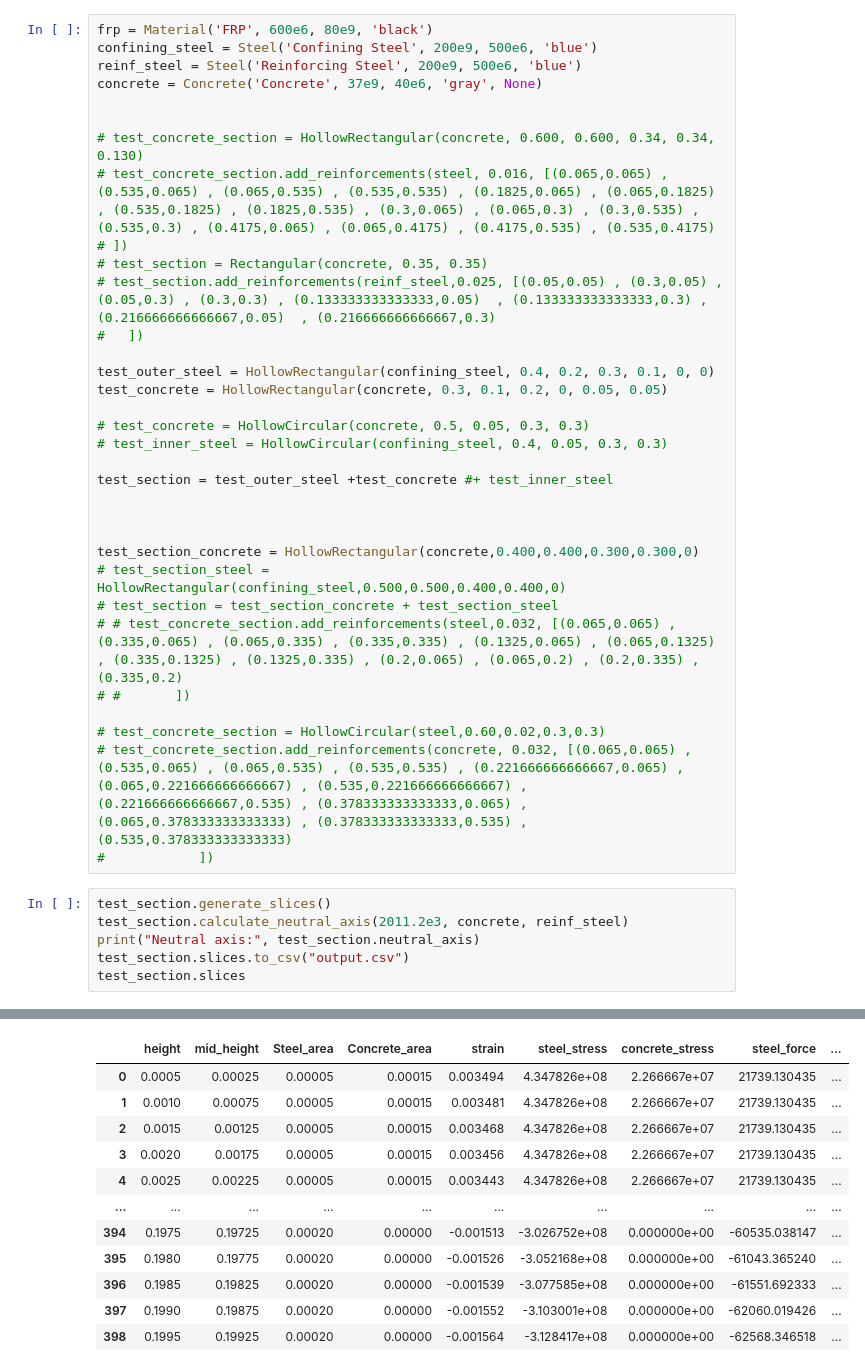
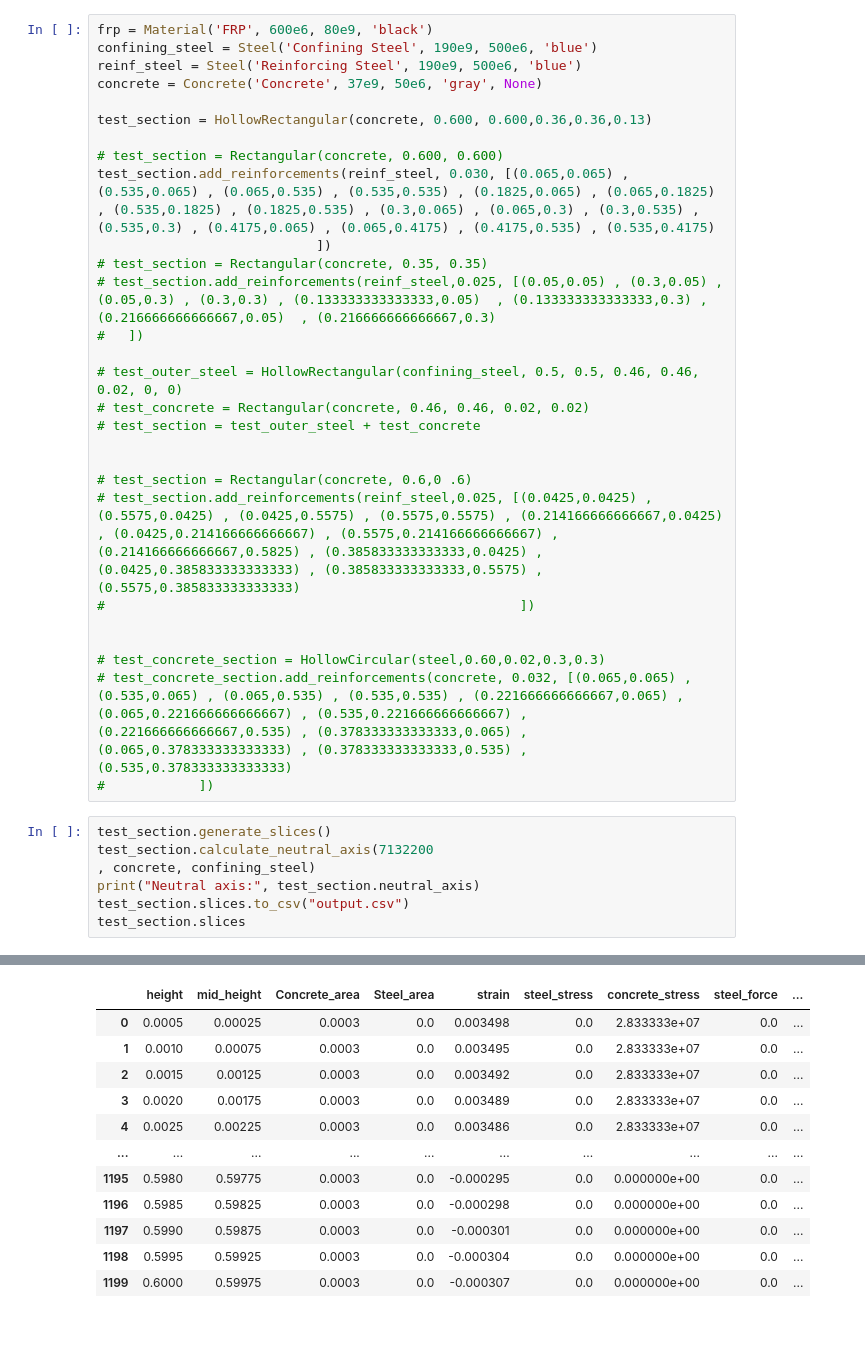
Before and after one commit to AntigoniChatzidaki/Thesis-Section-Analysis, a Jupyter notebook: Section_Analysis.ipynb, the cells around one changed output, grey strips where cells are left out. Saved outputs shown, nothing was run; the diff lists cells and outputs as text; blank space fills up the shorter version.

```diff
--- a/Section_Analysis.ipynb
+++ b/Section_Analysis.ipynb
@@ -10,40 +10,36 @@ from Materials import Material, Concrete, Steel
 from Sections import Rectangular, Section, HollowRectangular, HollowCircular
 # %%
 frp = Material('FRP', 600e6, 80e9, 'black')
-confining_steel = Steel('Confining Steel', 200e9, 500e6, 'blue')
-reinf_steel = Steel('Reinforcing Steel', 200e9, 500e6, 'blue')
-concrete = Concrete('Concrete', 37e9, 40e6, 'gray', None)
+confining_steel = Steel('Confining Steel', 190e9, 500e6, 'blue')
+reinf_steel = Steel('Reinforcing Steel', 190e9, 500e6, 'blue')
+concrete = Concrete('Concrete', 37e9, 50e6, 'gray', None)
 
+test_section = HollowRectangular(concrete, 0.600, 0.600,0.36,0.36,0.13)
 
-# test_concrete_section = HollowRectangular(concrete, 0.600, 0.600, 0.34, 0.34, 0.130)
-# test_concrete_section.add_reinforcements(steel, 0.016, [(0.065,0.065) , (0.535,0.065) , (0.065,0.535) , (0.535,0.535) , (0.1825,0.065) , (0.065,0.1825) , (0.535,0.1825) , (0.1825,0.535) , (0.3,0.065) , (0.065,0.3) , (0.3,0.535) , (0.535,0.3) , (0.4175,0.065) , (0.065,0.4175) , (0.4175,0.535) , (0.535,0.4175)
-# ])
+# test_section = Rectangular(concrete, 0.600, 0.600)
+test_section.add_reinforcements(reinf_steel, 0.030, [(0.065,0.065) , (0.535,0.065) , (0.065,0.535) , (0.535,0.535) , (0.1825,0.065) , (0.065,0.1825) , (0.535,0.1825) , (0.1825,0.535) , (0.3,0.065) , (0.065,0.3) , (0.3,0.535) , (0.535,0.3) , (0.4175,0.065) , (0.065,0.4175) , (0.4175,0.535) , (0.535,0.4175)
+                            ])
 # test_section = Rectangular(concrete, 0.35, 0.35)
 # test_section.add_reinforcements(reinf_steel,0.025, [(0.05,0.05) , (0.3,0.05) , (0.05,0.3) , (0.3,0.3) , (0.133333333333333,0.05)  , (0.133333333333333,0.3) , (0.216666666666667,0.05)  , (0.216666666666667,0.3)
 #   ])
 
-test_outer_steel = HollowRectangular(confining_steel, 0.4, 0.2, 0.3, 0.1, 0, 0)
-test_concrete = HollowRectangular(concrete, 0.3, 0.1, 0.2, 0, 0.05, 0.05)
-
-# test_concrete = HollowCircular(concrete, 0.5, 0.05, 0.3, 0.3)
-# test_inner_steel = HollowCircular(confining_steel, 0.4, 0.05, 0.3, 0.3)
-
-test_section = test_outer_steel +test_concrete #+ test_inner_steel
+# test_outer_steel = HollowRectangular(confining_steel, 0.5, 0.5, 0.46, 0.46, 0.02, 0, 0)
+# test_concrete = Rectangular(concrete, 0.46, 0.46, 0.02, 0.02)
+# test_section = test_outer_steel + test_concrete
 
 
+# test_section = Rectangular(concrete, 0.6,0 .6)
+# test_section.add_reinforcements(reinf_steel,0.025, [(0.0425,0.0425) , (0.5575,0.0425) , (0.0425,0.5575) , (0.5575,0.5575) , (0.214166666666667,0.0425) , (0.0425,0.214166666666667) , (0.5575,0.214166666666667) , (0.214166666666667,0.5825) , (0.385833333333333,0.0425) , (0.0425,0.385833333333333) , (0.385833333333333,0.5575) , (0.5575,0.385833333333333)
+#                                                     ])
 
-test_section_concrete = HollowRectangular(concrete,0.400,0.400,0.300,0.300,0)
-# test_section_steel = HollowRectangular(confining_steel,0.500,0.500,0.400,0.400,0)
-# test_section = test_section_concrete + test_section_steel
-# # test_concrete_section.add_reinforcements(steel,0.032, [(0.065,0.065) , (0.335,0.065) , (0.065,0.335) , (0.335,0.335) , (0.1325,0.065) , (0.065,0.1325) , (0.335,0.1325) , (0.1325,0.335) , (0.2,0.065) , (0.065,0.2) , (0.2,0.335) , (0.335,0.2)
-# #       ])
 
 # test_concrete_section = HollowCircular(steel,0.60,0.02,0.3,0.3)
 # test_concrete_section.add_reinforcements(concrete, 0.032, [(0.065,0.065) , (0.535,0.065) , (0.065,0.535) , (0.535,0.535) , (0.221666666666667,0.065) , (0.065,0.221666666666667) , (0.535,0.221666666666667) , (0.221666666666667,0.535) , (0.378333333333333,0.065) , (0.065,0.378333333333333) , (0.378333333333333,0.535) , (0.535,0.378333333333333)
 #            ])
 # %%
 test_section.generate_slices()
-test_section.calculate_neutral_axis(2011.2e3, concrete, reinf_steel)
+test_section.calculate_neutral_axis(7132200
+, concrete, confining_steel)
 print("Neutral axis:", test_section.neutral_axis)
 test_section.slices.to_csv("output.csv")
 test_section.slices
@@ -52,12 +48,12 @@ Neutral axis: 0.13770661188095223
-|  | height | mid_height | Steel_area | Concrete_area | strain | steel_stress | concrete_stress | steel_force | ... |
-| 0 | 0.0005 | 0.00025 | 0.00005 | 0.00015 | 0.003494 | 4.347826e+08 | 2.266667e+07 | 21739.130435 | ... |
-| 1 | 0.0010 | 0.00075 | 0.00005 | 0.00015 | 0.003481 | 4.347826e+08 | 2.266667e+07 | 21739.130435 | ... |
-| 2 | 0.0015 | 0.00125 | 0.00005 | 0.00015 | 0.003468 | 4.347826e+08 | 2.266667e+07 | 21739.130435 | ... |
-| 3 | 0.0020 | 0.00175 | 0.00005 | 0.00015 | 0.003456 | 4.347826e+08 | 2.266667e+07 | 21739.130435 | ... |
-| 4 | 0.0025 | 0.00225 | 0.00005 | 0.00015 | 0.003443 | 4.347826e+08 | 2.266667e+07 | 21739.130435 | ... |
+|  | height | mid_height | Concrete_area | Steel_area | strain | steel_stress | concrete_stress | steel_force | ... |
+| 0 | 0.0005 | 0.00025 | 0.0003 | 0.0 | 0.003498 | 0.0 | 2.833333e+07 | 0.0 | ... |
+| 1 | 0.0010 | 0.00075 | 0.0003 | 0.0 | 0.003495 | 0.0 | 2.833333e+07 | 0.0 | ... |
+| 2 | 0.0015 | 0.00125 | 0.0003 | 0.0 | 0.003492 | 0.0 | 2.833333e+07 | 0.0 | ... |
+| 3 | 0.0020 | 0.00175 | 0.0003 | 0.0 | 0.003489 | 0.0 | 2.833333e+07 | 0.0 | ... |
+| 4 | 0.0025 | 0.00225 | 0.0003 | 0.0 | 0.003486 | 0.0 | 2.833333e+07 | 0.0 | ... |
 | ... | ... | ... | ... | ... | ... | ... | ... | ... | ... |
-| 394 | 0.1975 | 0.19725 | 0.00020 | 0.00000 | -0.001513 | -3.026752e+08 | 0.000000e+00 | -60535.038147 | ... |
-| 395 | 0.1980 | 0.19775 | 0.00020 | 0.00000 | -0.001526 | -3.052168e+08 | 0.000000e+00 | -61043.365240 | ... |
-| 396 | 0.1985 | 0.19825 | 0.00020 | 0.00000 | -0.001539 | -3.077585e+08 | 0.000000e+00 | -61551.692333 | ... |
-| 397 | 0.1990 | 0.19875 | 0.00020 | 0.00000 | -0.001552 | -3.103001e+08 | 0.000000e+00 | -62060.019426 | ... |
-| 398 | 0.1995 | 0.19925 | 0.00020 | 0.00000 | -0.001564 | -3.128417e+08 | 0.000000e+00 | -62568.346518 | ... |
+| 1195 | 0.5980 | 0.59775 | 0.0003 | 0.0 | -0.000295 | 0.0 | 0.000000e+00 | 0.0 | ... |
+| 1196 | 0.5985 | 0.59825 | 0.0003 | 0.0 | -0.000298 | 0.0 | 0.000000e+00 | 0.0 | ... |
+| 1197 | 0.5990 | 0.59875 | 0.0003 | 0.0 | -0.000301 | 0.0 | 0.000000e+00 | 0.0 | ... |
+| 1198 | 0.5995 | 0.59925 | 0.0003 | 0.0 | -0.000304 | 0.0 | 0.000000e+00 | 0.0 | ... |
+| 1199 | 0.6000 | 0.59975 | 0.0003 | 0.0 | -0.000307 | 0.0 | 0.000000e+00 | 0.0 | ... |
```
Also changed, not shown: parts of 10 cells of this notebook, 3 other files.
